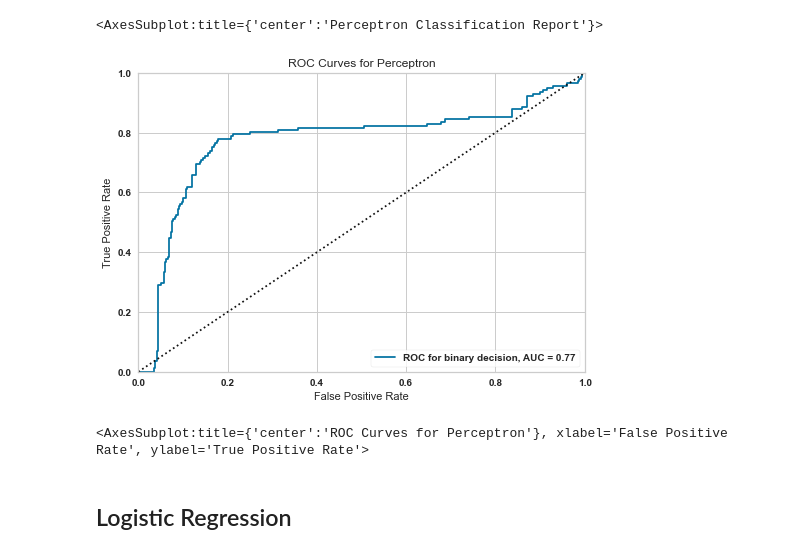
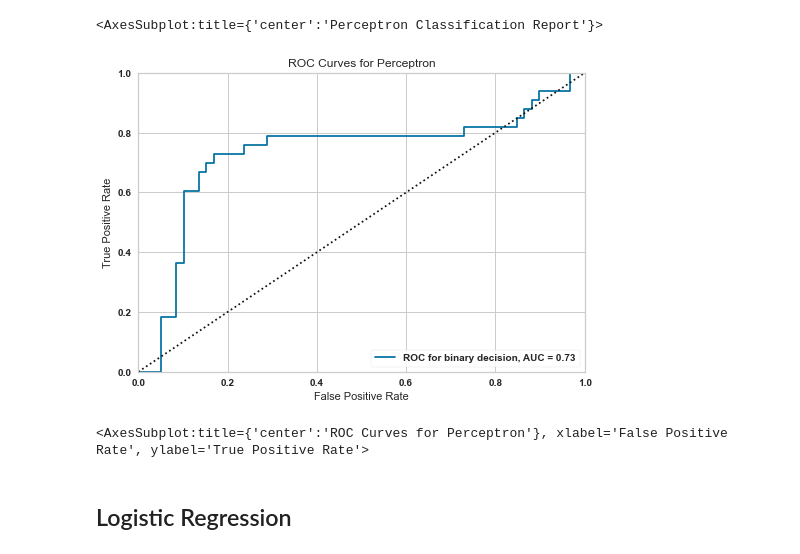
Before and after one commit to porterdf/bedclass, a Jupyter notebook: test_load_UTG-line.ipynb, the cells around one changed output. Saved outputs shown, nothing was run; the diff lists cells and outputs as text; code cells hidden in the pictures.

```diff
--- a/test_load_UTG-line.ipynb
+++ b/test_load_UTG-line.ipynb
@@ -301,7 +298,7 @@ See the caveats in the documentation: https://pandas.pydata.org/pandas-docs/stab
 sc = StandardScaler()
 
 df_scaled = df_train.copy()
-df_scaled[['water', 'mag', 'boug', 'bedmachine', 'beta', 'roughness']] = sc.fit_transform(df_train[['water', 'mag', 'boug', 'bedmachine', 'beta', 'roughness']])
+df_scaled[model_cols] = sc.fit_transform(df_train[model_cols])
 
 # temp = sc.fit_transform(df_train)
 # df_scaled = pd.DataFrame(temp, index=df_train.index, columns=df_train.columns)
@@ -317,7 +314,7 @@ training_set, validation_set = train_test_split(df_scaled, test_size = 0.2, rand
 # X_val = validation_set.iloc[:,0:-1].values
 # y_val = validation_set.iloc[:,-1].values
 
-X_train = training_set[['water', 'mag', 'boug', 'bedmachine', 'beta', 'roughness']].values
-y_train = training_set['classvalue'].values
-X_test = validation_set[['water', 'mag', 'boug', 'bedmachine', 'beta', 'roughness']].values
-y_test = validation_set['classvalue'].values
+X_train = training_set[feature_cols].values
+y_train = training_set[target_col].values
+X_test = validation_set[feature_cols].values
+y_test = validation_set[target_col].values
@@ -367,13 +364,13 @@ visualizer = pca_decomposition(X, y)
 ## GaussianNB
 # %%
 # #Initializing the MLPClassifier
-# classifier = MLPClassifier(hidden_layer_sizes=(), alpha = 0,  # =(150,100,50)
-#                            max_iter=300,
-#                            activation = 'relu',
-#                            solver='lbfgs',  # 'lbfgs' 'adam'
-#                            random_state=1)
+classifier = MLPClassifier(hidden_layer_sizes=(), alpha = 0,  # =(150,100,50)
+                           max_iter=300,
+                           activation = 'relu',
+                           solver='lbfgs',  # 'lbfgs' 'adam'
+                           random_state=1)
 
-classifier = GaussianNB()
+# classifier = GaussianNB()
 # %% [markdown]
 ### fit to training data
 # %%
@@ -425,10 +423,10 @@ visualizer.show()                       # Finalize and show the figure
 # %%
-# visualizer = Rank2D(
-#     features=features, algorithm='covariance'
-# )
-# visualizer.fit(X, y)                # Fit the data to the visualizer
-# visualizer.transform(X)             # Transform the data
-# visualizer.show()                   # Finalize and render the figure
+visualizer = Rank2D(
+    features=features, algorithm='covariance'
+)
+visualizer.fit(X_train, y_train)        # Fit the visualizer and the model
+visualizer.score(X_test, y_test)        # Evaluate the model on the test data
+visualizer.show()                       # Finalize and show the figure
 # %%
 from sklearn.svm import LinearSVC
 from yellowbrick.classifier import ROCAUC
@@ -508,11 +500,11 @@ visualizer.show()                       # Finalize and show the figure
 <AxesSubplot:title={'center':'Perceptron Classification Report'}>
 # %%
 visualizer = ROCAUC(clf, binary=True)
-visualizer.fit(X,y)
-visualizer.score(X,y)
-visualizer.show()
+visualizer.fit(X_train, y_train)        # Fit the visualizer and the model
+visualizer.score(X_test, y_test)        # Evaluate the model on the test data
+visualizer.show()                       # Finalize and show the figure
 # %% [output]
-[figure, old version]
+[figure, new version]
 <AxesSubplot:title={'center':'ROC Curves for Perceptron'}, xlabel='False Positive Rate', ylabel='True Positive Rate'>
 # %% [markdown]
 ## Logistic Regression
```
Also changed, not shown: parts of 43 cells of this notebook.
